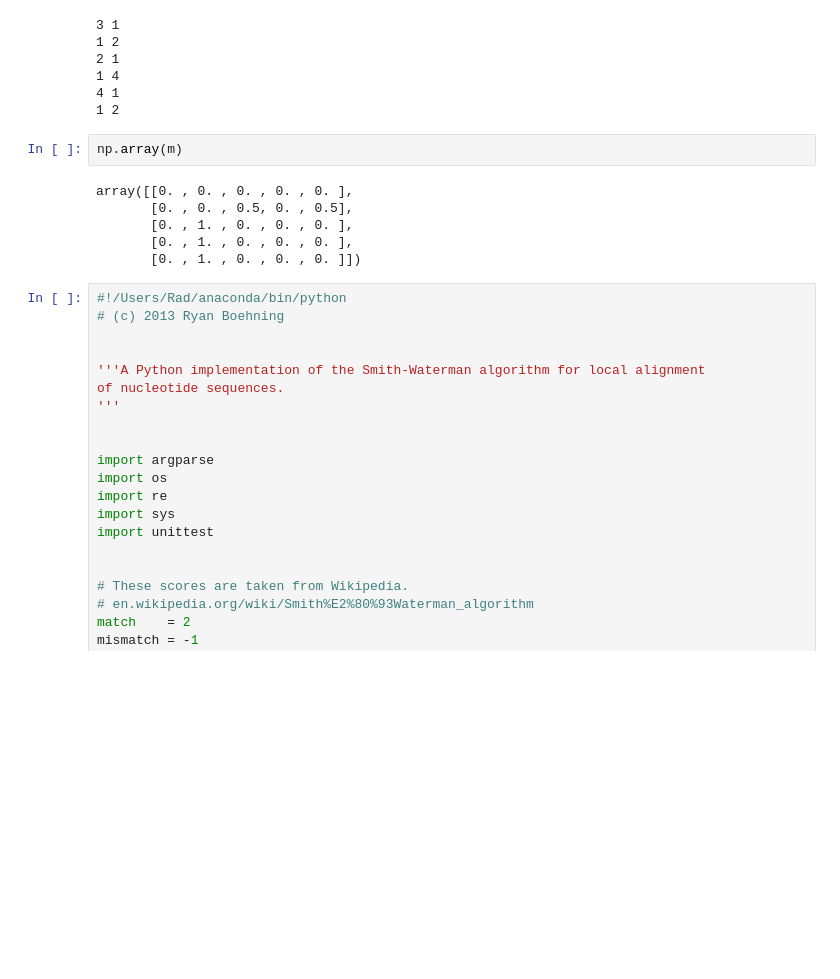
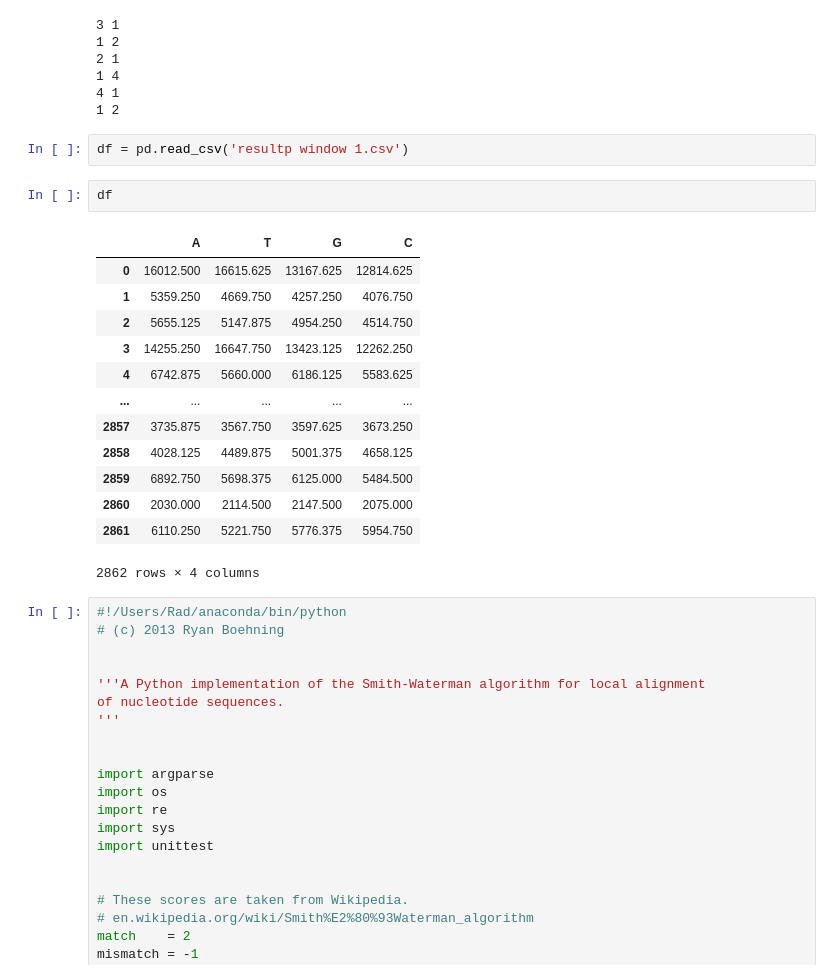
Before and after one commit to DeadlineWasYesterday/V-Classifier, a Jupyter notebook: Ele Finder 1.ipynb, the cells around one changed output. Cells and saved outputs as stored; diff of their text form; blank space fills up the shorter version.

```diff
--- a/Ele Finder 1.ipynb
+++ b/Ele Finder 1.ipynb
@@ -287,14 +389,24 @@ for i, j in (zip(t,(t[1:] + [2,4,4]))):
 1 4
 4 1
 1 2
-# %%
-np.array(m)
-# %% [output]
-array([[0. , 0. , 0. , 0. , 0. ],
-       [0. , 0. , 0.5, 0. , 0.5],
-       [0. , 1. , 0. , 0. , 0. ],
-       [0. , 1. , 0. , 0. , 0. ],
-       [0. , 1. , 0. , 0. , 0. ]])
+# %%
+df = pd.read_csv('resultp window 1.csv')
+# %%
+df
+# %% [output]
+|  | A | T | G | C |
+| 0 | 16012.500 | 16615.625 | 13167.625 | 12814.625 |
+| 1 | 5359.250 | 4669.750 | 4257.250 | 4076.750 |
+| 2 | 5655.125 | 5147.875 | 4954.250 | 4514.750 |
+| 3 | 14255.250 | 16647.750 | 13423.125 | 12262.250 |
+| 4 | 6742.875 | 5660.000 | 6186.125 | 5583.625 |
+| ... | ... | ... | ... | ... |
+| 2857 | 3735.875 | 3567.750 | 3597.625 | 3673.250 |
+| 2858 | 4028.125 | 4489.875 | 5001.375 | 4658.125 |
+| 2859 | 6892.750 | 5698.375 | 6125.000 | 5484.500 |
+| 2860 | 2030.000 | 2114.500 | 2147.500 | 2075.000 |
+| 2861 | 6110.250 | 5221.750 | 5776.375 | 5954.750 |
+2862 rows × 4 columns
 # %%
 #!/Users/Rad/anaconda/bin/python
 # (c) 2013 Ryan Boehning
```
Also changed, not shown: parts of 13 cells of this notebook, 8 other files.
